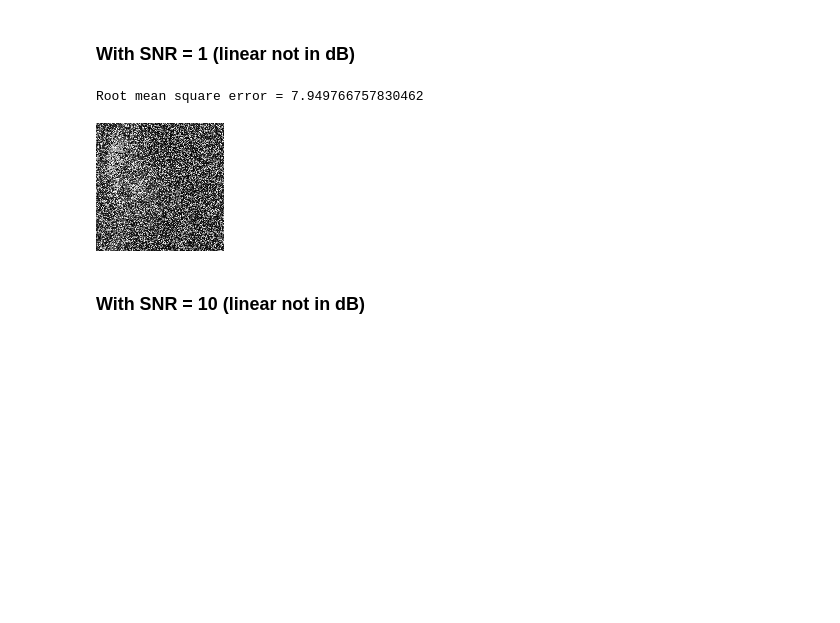
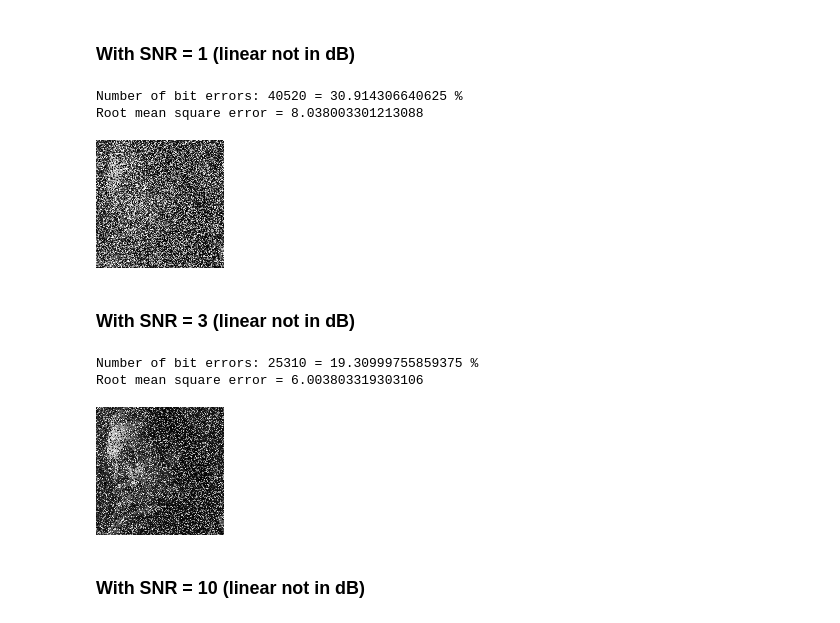
Before and after one commit to mmahrouss/Convolutional-codes-with-Viterbi-decoding, a Jupyter notebook: Report.ipynb, the cells around one changed output. Cells and saved outputs as stored; diff of their text form; code cells hidden in the pictures; blank space fills up the shorter version.

```diff
--- a/Report.ipynb
+++ b/Report.ipynb
@@ -155,12 +155,30 @@ awgn = np.random.normal(scale = np.sqrt(1/SNR), size = len(bin_))
 
 bin_with_noise = list(map(thresh, awgn + bin_))
 debin_with_noise = a2.de_binarize(bin_with_noise,image.shape[0], image.shape[1])
+print(f"Number of bit errors: {sum(bin_with_noise != bin_)} = {sum(bin_with_noise != bin_)/len(bin_)*100} %")
 decoded = Image.fromarray(debin_with_noise)
 print(f"Root mean square error = {a2.rmse(image,decoded)}")
 Image.fromarray(debin_with_noise)
 # %% [output]
-Root mean square error = 7.949766757830462
+Number of bit errors: 40520 = 30.914306640625 %
+Root mean square error = 8.038003301213088
-[figure, old version]
+[figure, new version]
+# %% [markdown]
+### With SNR = 3 (linear not in dB)
+# %%
+SNR = 3
+awgn = np.random.normal(scale = np.sqrt(1/SNR), size = len(bin_))
+
+bin_with_noise = list(map(thresh, awgn + bin_))
+debin_with_noise = a2.de_binarize(bin_with_noise,image.shape[0], image.shape[1])
+print(f"Number of bit errors: {sum(bin_with_noise != bin_)} = {sum(bin_with_noise != bin_)/len(bin_)*100} %")
+decoded = Image.fromarray(debin_with_noise)
+print(f"Root mean square error = {a2.rmse(image,decoded)}")
+Image.fromarray(debin_with_noise)
+# %% [output]
+Number of bit errors: 25310 = 19.30999755859375 %
+Root mean square error = 6.003803319303106
+[figure, added]
 # %% [markdown]
 ### With SNR = 10 (linear not in dB)
 # %%
```
Also changed, not shown: parts of 13 cells of this notebook, 17 other files.
